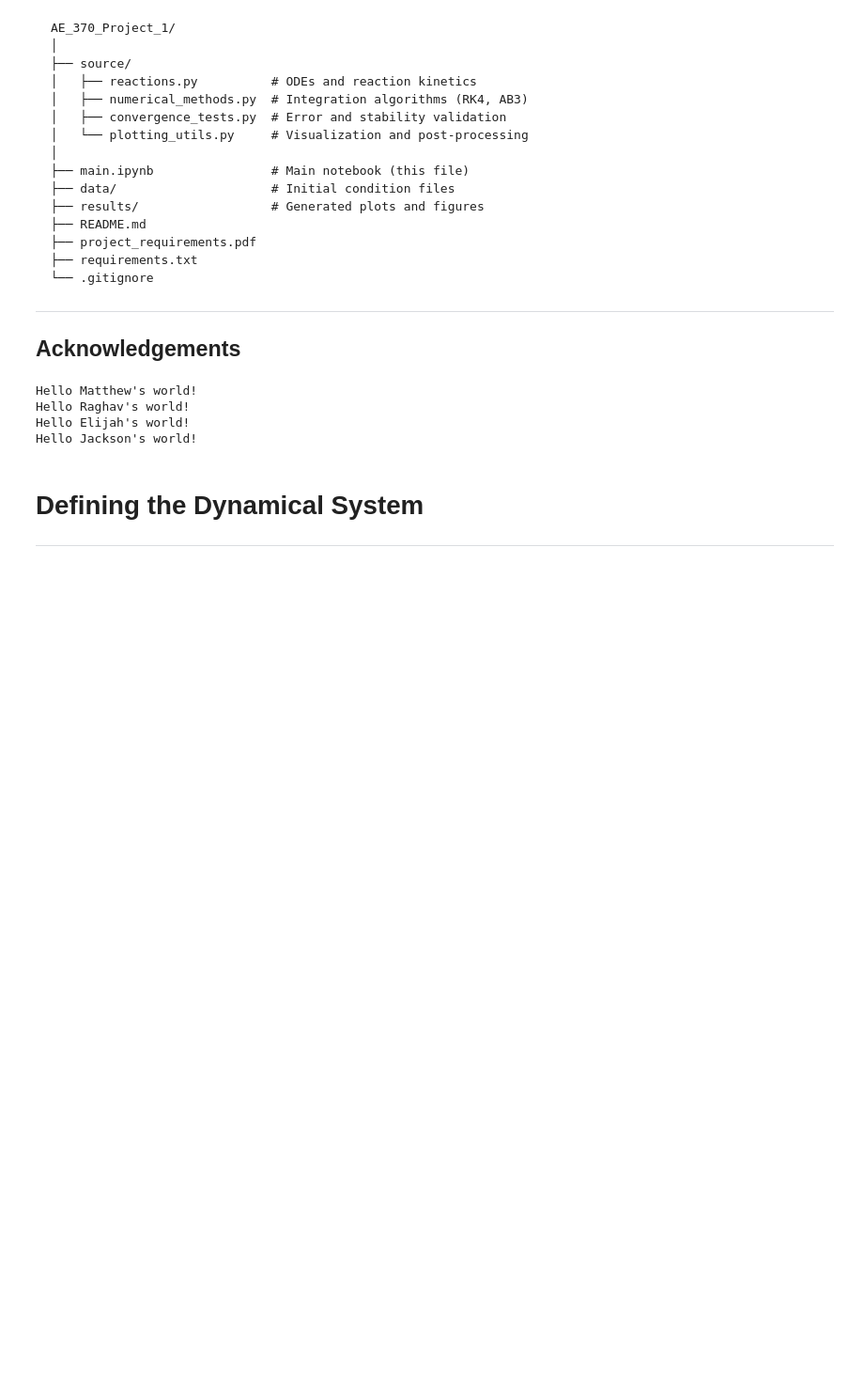
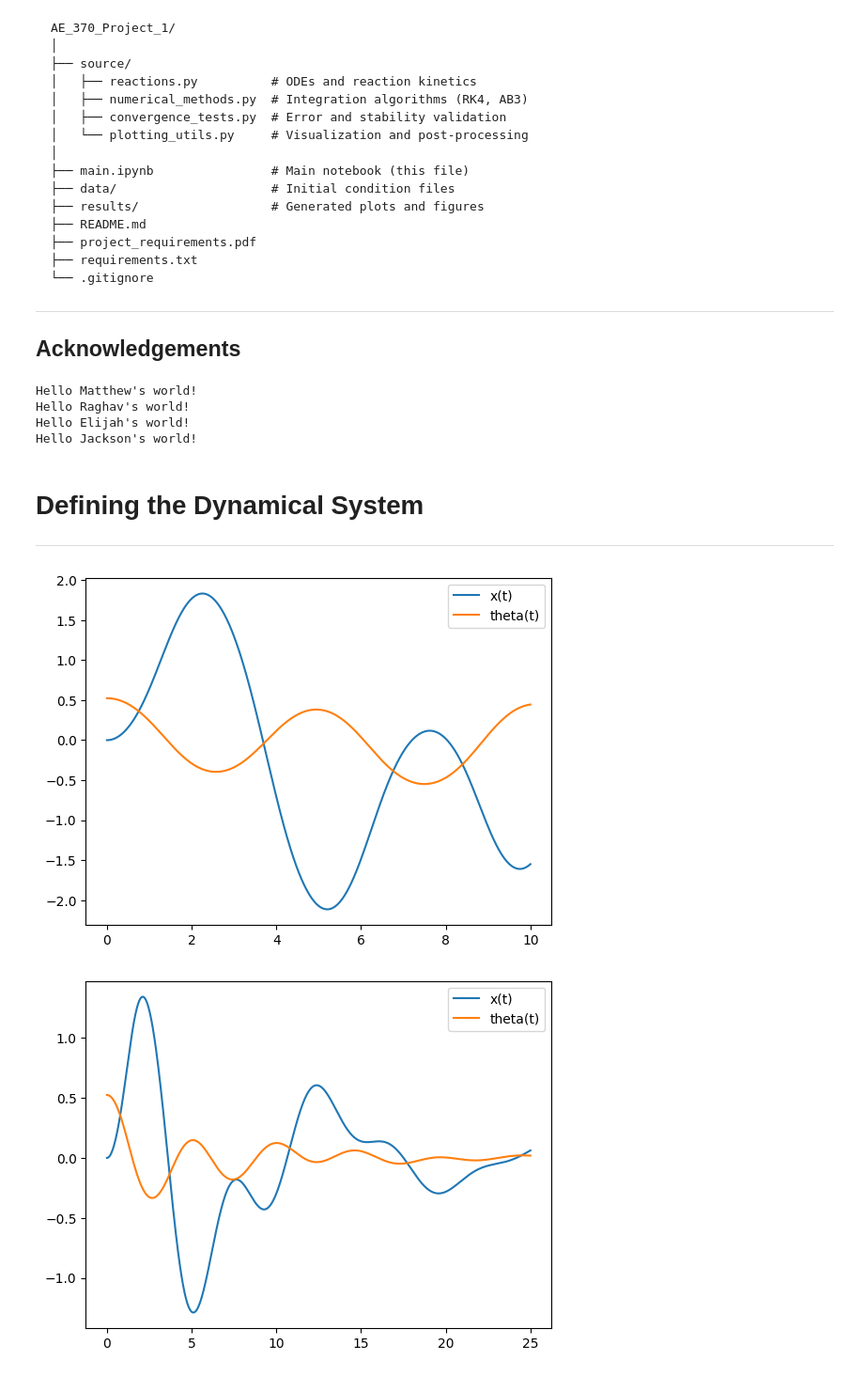
Before and after one commit to elijah-lewis5/AE370-Project-1, a Jupyter notebook: main.ipynb, the cells around one changed output. Shown: that part at 94% size. Cells and saved outputs as stored; diff of their text form; code cells hidden in the pictures; blank space fills up the shorter version.

```diff
--- a/main.ipynb
+++ b/main.ipynb
@@ -62,3 +63,26 @@ Hello Jackson's world!
 # Defining the Dynamical System
 
 ---
+# %%
+# initial state: x, xdot, theta, thetadot
+u0 = [0, 0, np.pi/6, 0]
+
+# physical constants
+constants = (1, 1, 5, 0.5, 0.5, 3.73)   # m1, m2, l, k, b, g
+
+# run Euler integration
+t, u = euler_forward(skycrane, u0, constants, dt=0.01, t_final=10.0)
+t_damp, u_damp = euler_forward(skycrane_damping, u0, constants, dt=0.01, t_final=25.0)
+# %%
+plt.plot(t, u[:,0], label="x(t)")
+plt.plot(t, u[:,2], label="theta(t)")
+plt.legend()
+plt.show()
+
+plt.plot(t_damp, u_damp[:,0], label="x(t)")
+plt.plot(t_damp, u_damp[:,2], label="theta(t)")
+plt.legend()
+plt.show()
+# %% [output]
+[figure, added]
+[figure, added]
```
Also changed, not shown: parts of 2 cells of this notebook, 3 other files.
